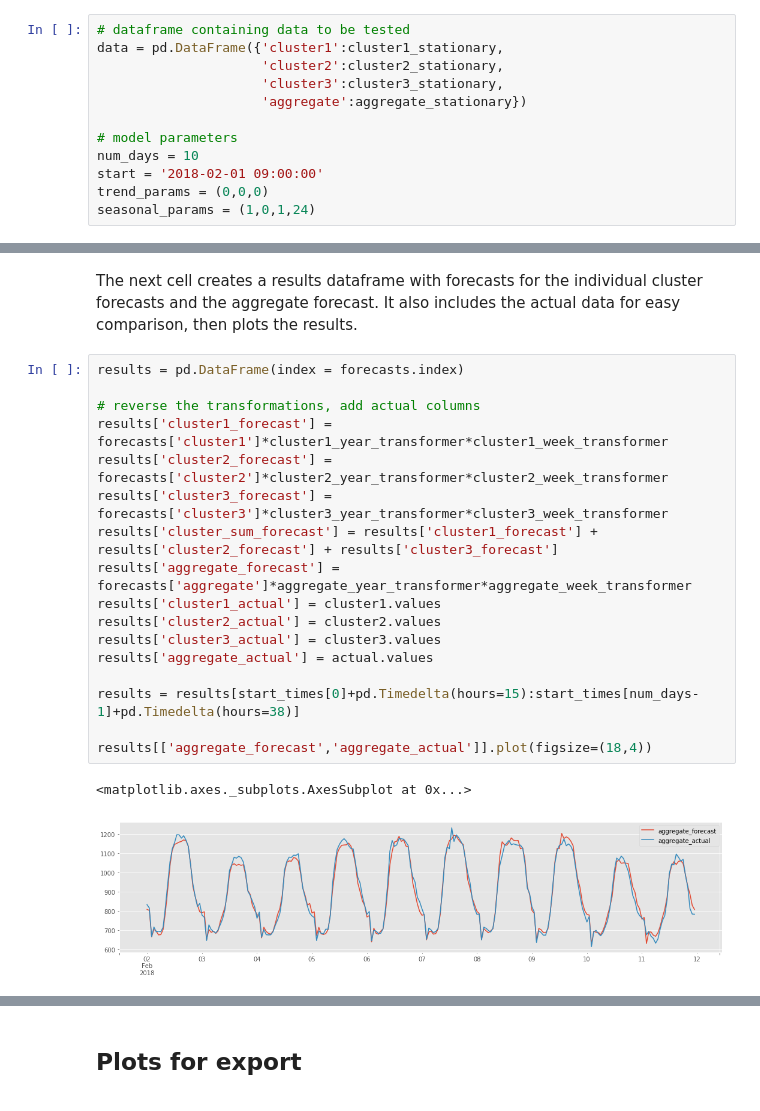
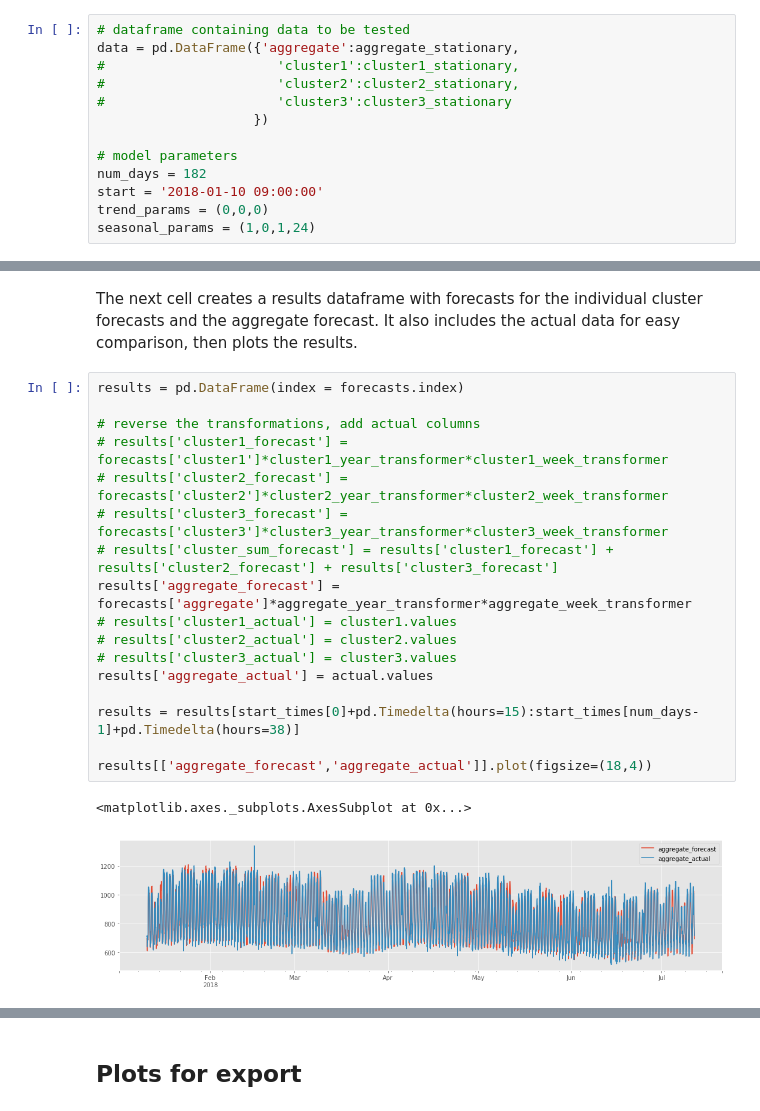
Before and after one commit to kevinkoste/university-load-forecasting, a Jupyter notebook: prediction/SARIMA.ipynb, the cells around one changed output, grey strips where cells are left out. Drawn from its saved outputs; the diff is of its cells as text.

```diff
--- a/prediction/SARIMA.ipynb
+++ b/prediction/SARIMA.ipynb
@@ -128,14 +128,15 @@ The SARIMA (seasonal autoregressive integrated moving average) model has four pa
 The cells below train and test SARIMA models for several days in of the training set, starting on February 1st. The MAPE of each daily forecast is stored in the mapes DataFrame, and the predictions are stored in the y_forecast Series.
 # %%
 # dataframe containing data to be tested
-data = pd.DataFrame({'cluster1':cluster1_stationary,
-                     'cluster2':cluster2_stationary,
-                     'cluster3':cluster3_stationary,
-                     'aggregate':aggregate_stationary})
+data = pd.DataFrame({'aggregate':aggregate_stationary,
+#                      'cluster1':cluster1_stationary,
+#                      'cluster2':cluster2_stationary,
+#                      'cluster3':cluster3_stationary
+                    })
 
 # model parameters
-num_days = 10
-start = '2018-02-01 09:00:00'
+num_days = 182
+start = '2018-01-10 09:00:00'
 trend_params = (0,0,0)
 seasonal_params = (1,0,1,24)
 # %%
@@ -157,23 +158,23 @@ The next cell creates a results dataframe with forecasts for the individual clus
 # %%
 results = pd.DataFrame(index = forecasts.index)
 
 # reverse the transformations, add actual columns
-results['cluster1_forecast'] = forecasts['cluster1']*cluster1_year_transformer*cluster1_week_transformer
-results['cluster2_forecast'] = forecasts['cluster2']*cluster2_year_transformer*cluster2_week_transformer
-results['cluster3_forecast'] = forecasts['cluster3']*cluster3_year_transformer*cluster3_week_transformer
-results['cluster_sum_forecast'] = results['cluster1_forecast'] + results['cluster2_forecast'] + results['cluster3_forecast']
+# results['cluster1_forecast'] = forecasts['cluster1']*cluster1_year_transformer*cluster1_week_transformer
+# results['cluster2_forecast'] = forecasts['cluster2']*cluster2_year_transformer*cluster2_week_transformer
+# results['cluster3_forecast'] = forecasts['cluster3']*cluster3_year_transformer*cluster3_week_transformer
+# results['cluster_sum_forecast'] = results['cluster1_forecast'] + results['cluster2_forecast'] + results['cluster3_forecast']
 results['aggregate_forecast'] = forecasts['aggregate']*aggregate_year_transformer*aggregate_week_transformer
-results['cluster1_actual'] = cluster1.values
-results['cluster2_actual'] = cluster2.values
-results['cluster3_actual'] = cluster3.values
+# results['cluster1_actual'] = cluster1.values
+# results['cluster2_actual'] = cluster2.values
+# results['cluster3_actual'] = cluster3.values
 results['aggregate_actual'] = actual.values
 
 results = results[start_times[0]+pd.Timedelta(hours=15):start_times[num_days-1]+pd.Timedelta(hours=38)]
 
 results[['aggregate_forecast','aggregate_actual']].plot(figsize=(18,4))
 # %% [output]
 <matplotlib.axes._subplots.AxesSubplot at 0x...>
-[figure, old version]
+[figure, new version]
 # %%
 # define helper mape function, print the mape of individual clusters, the cluster sum, and agg forecasts
 def mape(y_true, y_pred):
```
Also changed, not shown: parts of 3 cells of this notebook, 4 other files.
